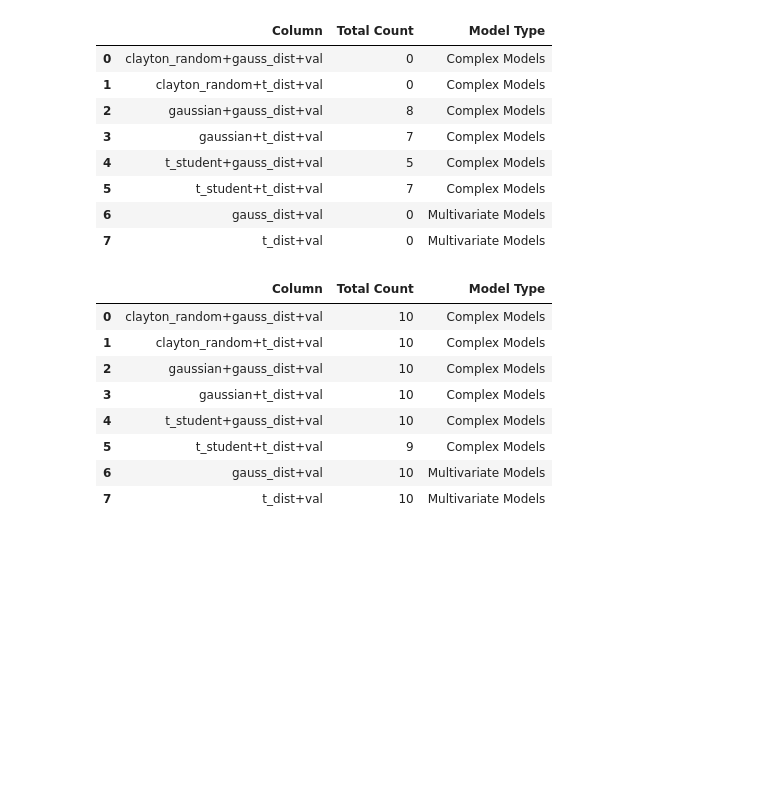
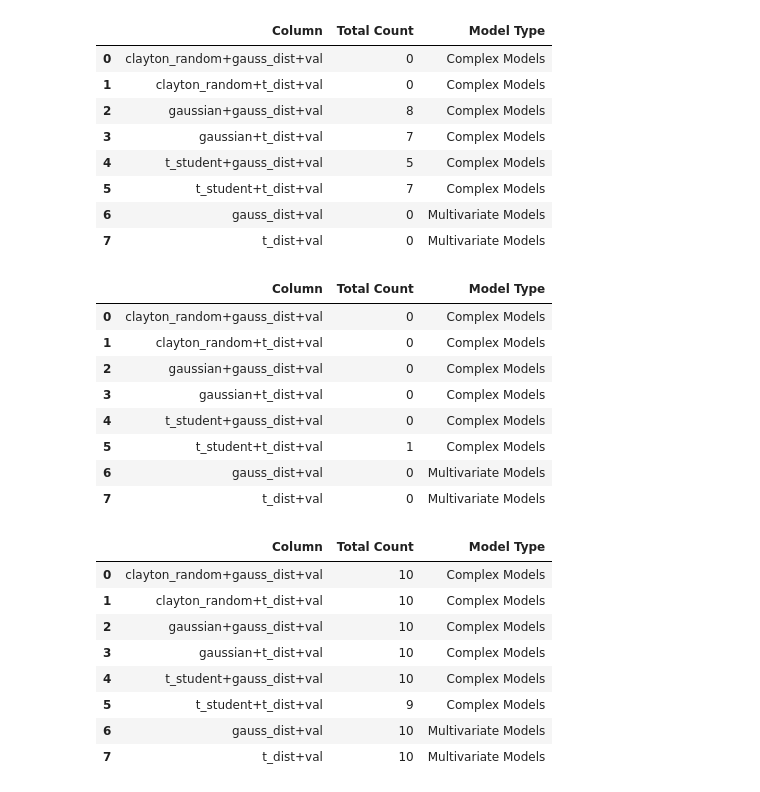
Before and after one commit to mkowalewski1282/portfolio_analysis, a Jupyter notebook: models_comparison.ipynb, the cells around one changed output. Saved outputs shown, nothing was run; the diff lists cells and outputs as text; code cells hidden in the pictures; blank space fills up the shorter version.

```diff
--- a/models_comparison.ipynb
+++ b/models_comparison.ipynb
@@ -108,26 +108,34 @@ scores = get_taus_complex_models_scores(taus)
 multivariate_scores = get_multivariate_scores_dfs(taus)
 bounds_dict = get_bounds_from_gaussian_dist(taus, multivariate_scores)
 
-# a, b = -0.005, 0.005
+a, b = -0.004, 0.004
 # p_value_threshold = 0.05
+coeff = 1.0
 
 
 for tau in taus:
     tau_score = scores[tau]
     # results = get_test_results(tau_score, a, b, p_value_threshold)
 
-    # multivariate_tau_score = multivariate_scores[tau]
-    # multivariate_results = get_test_results(multivariate_tau_score, a, b, p_value_threshold)
+    multivariate_tau_score = multivariate_scores[tau]
+    multivariate_results = get_interval_test_result(multivariate_tau_score, "two-sided", (a * coeff, b * coeff))
+    # multivariate_results = get_interval_test_result(multivariate_tau_score, "lower", [0])
+
     lower_bound, upper_bound = bounds_dict[tau]
-    coeff = 1.0
-    results = get_interval_test_result(tau_score, "two-sided", (-upper_bound * coeff, upper_bound * coeff))
+
+    # results = get_interval_test_result(tau_score, "two-sided", (-upper_bound * coeff, upper_bound * coeff))
+    results = get_interval_test_result(tau_score, "two-sided", (a * coeff, b * coeff))
+    # results = get_interval_test_result(tau_score, "lower", [0])
+
 
     print(f"Tau: {tau}\n")
-    print(f"Lower bound: {lower_bound}, Upper bound: {upper_bound}\n")
+    # print(f"Lower bound: {lower_bound}, Upper bound: {upper_bound}\n")
+    print(f"Lower bound: {a}, Upper bound: {b}\n")
+
     print(results)
     print("\n")
-    # print(multivariate_results)
-    # print("\n")
+    print(multivariate_results)
+    print("\n")
 # %% [output]
 Tau: 0.0005
 
@@ -334,6 +342,27 @@ final_summary
 | 5 | t_student+t_dist+val | 7 | Complex Models |
 | 6 | gauss_dist+val | 0 | Multivariate Models |
 | 7 | t_dist+val | 0 | Multivariate Models |
+# %%
+coeff = 0.6
+a, b = -0.004 * coeff, 0.004 * coeff
+
+complex_model_df, multivariate_model_df = get_models_df(taus, "two-sided", (a, b))
+complex_model_summary = summarize_results_with_totals(complex_model_df, "Complex Models")
+multivariate_model_summary = summarize_results_with_totals(multivariate_model_df, "Multivariate Models")
+
+
+final_summary = pd.concat([complex_model_summary, multivariate_model_summary], ignore_index=True)
+final_summary
+# %% [output]
+|  | Column | Total Count | Model Type |
+| 0 | clayton_random+gauss_dist+val | 0 | Complex Models |
+| 1 | clayton_random+t_dist+val | 0 | Complex Models |
+| 2 | gaussian+gauss_dist+val | 0 | Complex Models |
+| 3 | gaussian+t_dist+val | 0 | Complex Models |
+| 4 | t_student+gauss_dist+val | 0 | Complex Models |
+| 5 | t_student+t_dist+val | 1 | Complex Models |
+| 6 | gauss_dist+val | 0 | Multivariate Models |
+| 7 | t_dist+val | 0 | Multivariate Models |
 # %%
 coeff = 1.0
 a = -0.004 * coeff
```
Also changed, not shown: parts of 5 cells of this notebook.
